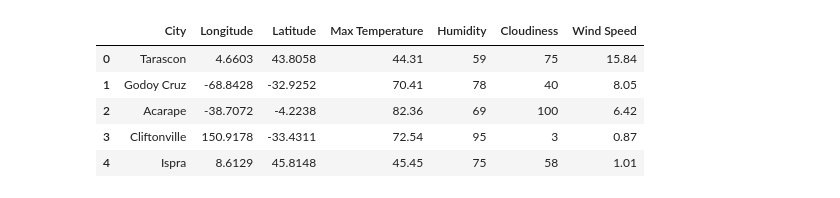
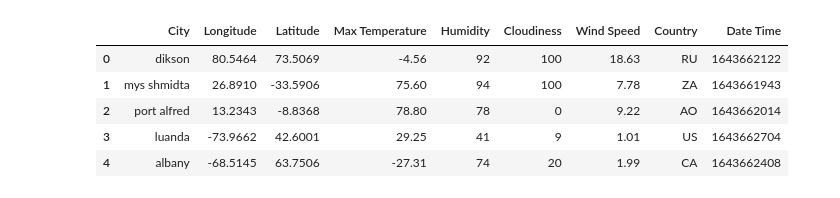
Before and after one commit to jackfarnsworth/python-api-challenge, a Jupyter notebook: WeatherPy/VacationPy.ipynb, the cells around one changed output. Saved outputs shown, nothing was run; the diff lists cells and outputs as text; code cells hidden in the pictures.

```diff
--- a/WeatherPy/VacationPy.ipynb
+++ b/WeatherPy/VacationPy.ipynb
@@ -11,12 +11,12 @@ from pprint import pprint
 # Configure gmaps
 gmaps.configure(api_key=g_key)
 # %%
-cw_df = pd.read_csv('resources/City_Weather.csv')
+cw_df = pd.read_csv('output_data/cities.csv')
 cw_df.head()
 # %% [output]
-|  | City | Longitude | Latitude | Max Temperature | Humidity | Cloudiness | Wind Speed |
-| 0 | Tarascon | 4.6603 | 43.8058 | 44.31 | 59 | 75 | 15.84 |
-| 1 | Godoy Cruz | -68.8428 | -32.9252 | 70.41 | 78 | 40 | 8.05 |
-| 2 | Acarape | -38.7072 | -4.2238 | 82.36 | 69 | 100 | 6.42 |
-| 3 | Cliftonville | 150.9178 | -33.4311 | 72.54 | 95 | 3 | 0.87 |
-| 4 | Ispra | 8.6129 | 45.8148 | 45.45 | 75 | 58 | 1.01 |
+|  | City | Longitude | Latitude | Max Temperature | Humidity | Cloudiness | Wind Speed | Country | Date Time |
+| 0 | dikson | 80.5464 | 73.5069 | -4.56 | 92 | 100 | 18.63 | RU | 1643662122 |
+| 1 | mys shmidta | 26.8910 | -33.5906 | 75.60 | 94 | 100 | 7.78 | ZA | 1643661943 |
+| 2 | port alfred | 13.2343 | -8.8368 | 78.80 | 78 | 0 | 9.22 | AO | 1643662014 |
+| 3 | luanda | -73.9662 | 42.6001 | 29.25 | 41 | 9 | 1.01 | US | 1643662704 |
+| 4 | albany | -68.5145 | 63.7506 | -27.31 | 74 | 20 | 1.99 | CA | 1643662408 |
```
Also changed, not shown: parts of 6 cells of this notebook, 10 other files.
